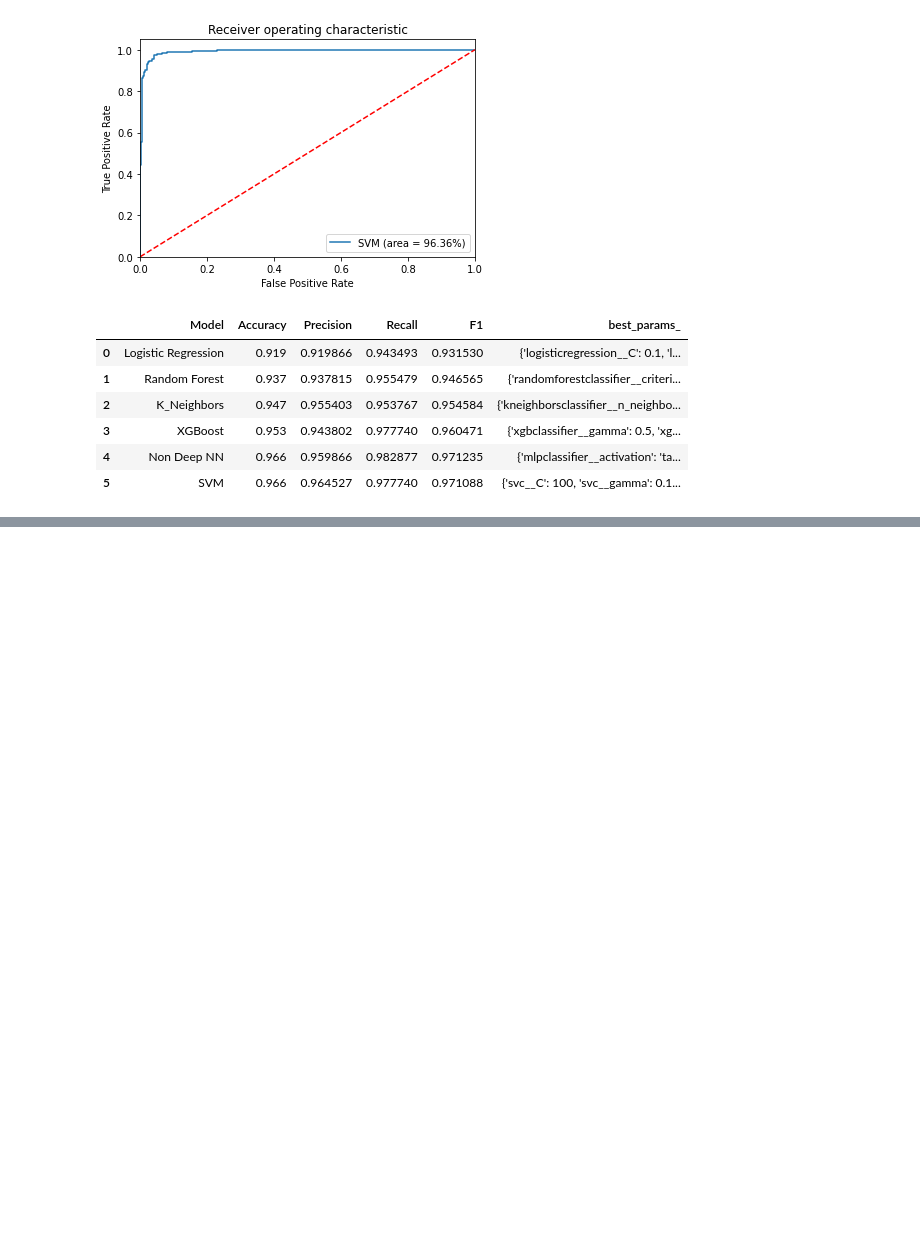
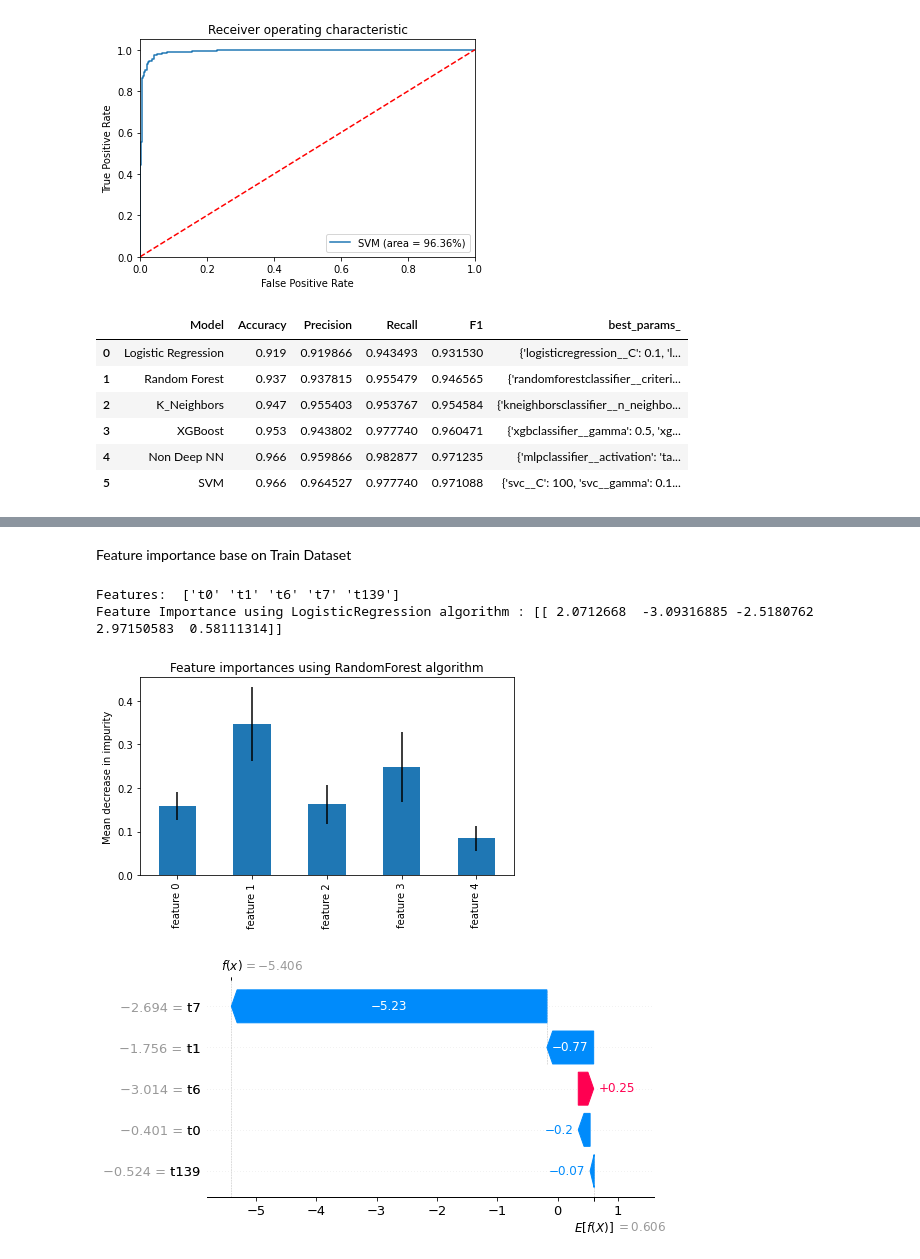
Before and after one commit to azarbarzin/Springboard, a Jupyter notebook: Capstone Project 2/Notebooks/05_modeling.ipynb, the cells around one changed output, grey strips where cells are left out. Drawn from its saved outputs; the diff is of its cells as text; code cells hidden in the pictures; blank space fills up the shorter version.

```diff
--- a/Capstone Project 2/Notebooks/05_modeling.ipynb
+++ b/Capstone Project 2/Notebooks/05_modeling.ipynb
@@ -354,0 +347,13 @@ shap.plots.waterfall(shap_values[0])
+# %% [markdown]
+Feature importance base on Train Dataset
+# %%
+X, y = X_train,  y_train
+print('Features: ', X_train.columns.values)
+find_feature_importance(X, y,'LogisticRegression', LogisticRegression(C=0.1, penalty='l2', solver='liblinear'))
+find_feature_importance(X, y,'RandomForestClassifier', RandomForestClassifier(criterion='entropy', max_depth=7, n_estimators=10))
+find_feature_importance(X, y,'XGBClassifier', XGBClassifier(gamma='0.5', learning_rate=0.2, n_estimators=100))
+# %% [output]
+Features:  ['t0' 't1' 't6' 't7' 't139']
+Feature Importance using LogisticRegression algorithm : [[ 2.0712668  -3.09316885 -2.5180762   2.97150583  0.58111314]]
+[figure, added]
+[figure, added]
```
Also changed, not shown: parts of 11 cells of this notebook.
